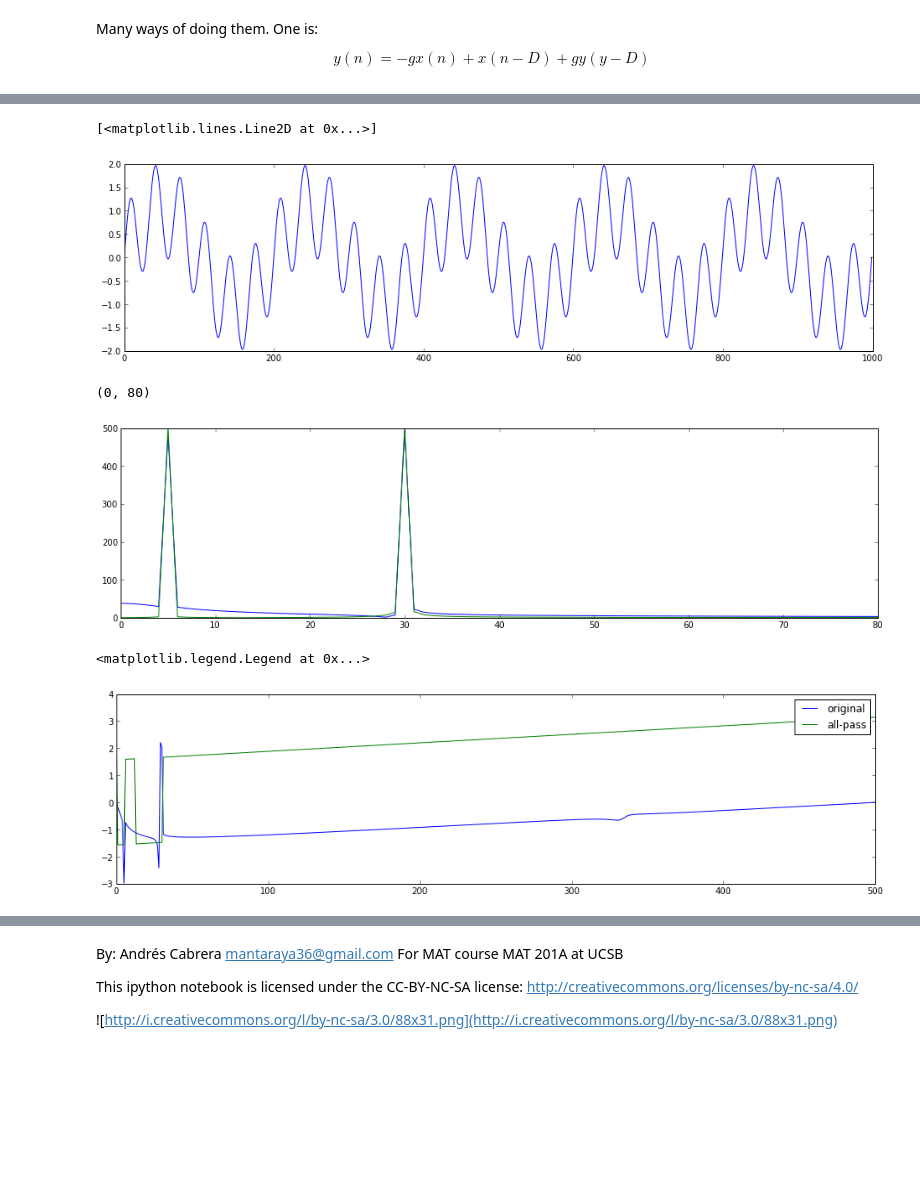
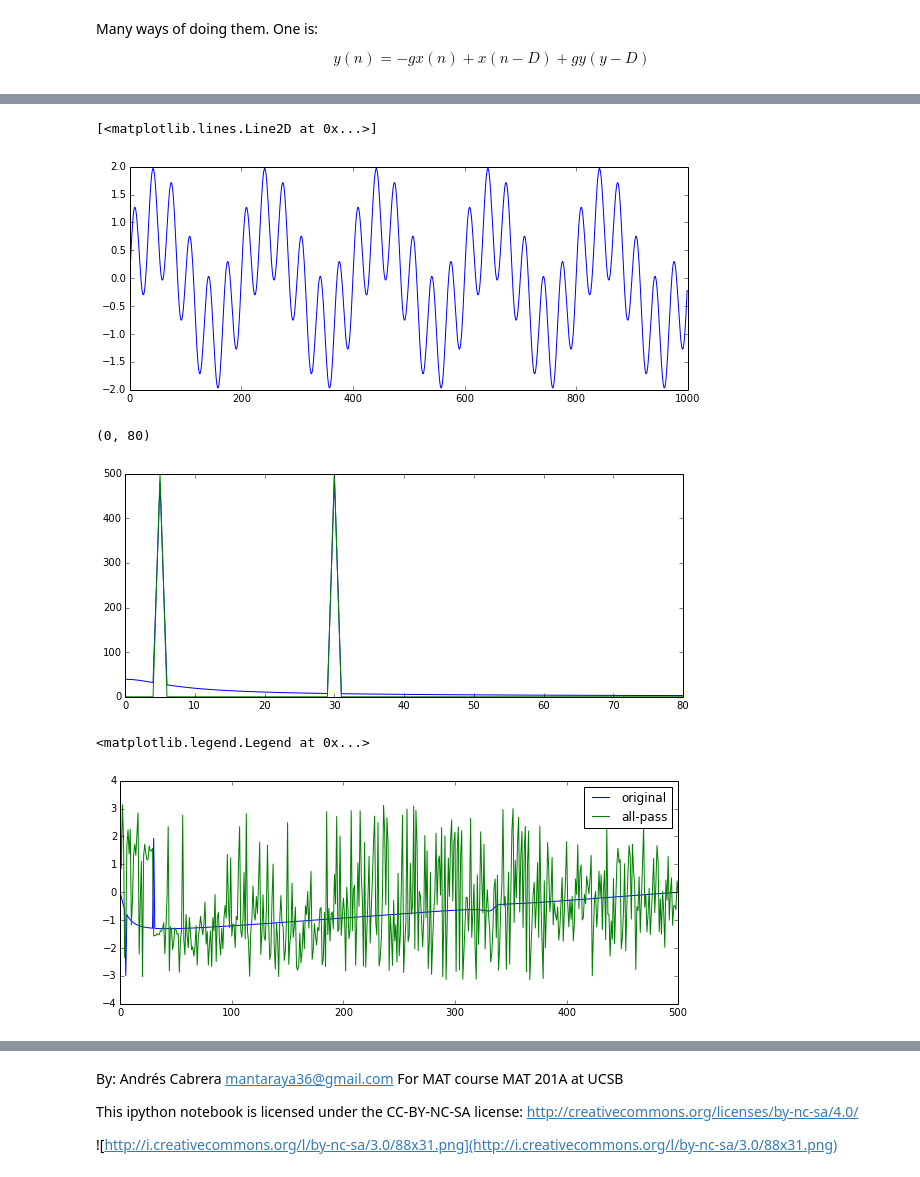
Before and after one commit to mantaraya36/201A-ipython, a Jupyter notebook: Audio Filters.ipynb, the cells around one changed output, grey strips where cells are left out. Saved outputs shown, nothing was run; the diff lists cells and outputs as text; code cells hidden in the pictures; blank space fills up the shorter version.

```diff
--- a/Audio Filters.ipynb
+++ b/Audio Filters.ipynb
@@ -650,9 +669,9 @@ ylabel('angle')
 # %%
-sig = sin(linspace(0, 2*pi*5, 1000)) + sin(linspace(0, 2*pi*30, 1000))
+sig = sin(linspace(0, 2*pi*5, 1000, endpoint=False)) + sin(linspace(0, 2*pi*30, 1000, endpoint=False))
 plot(sig)
 # %% [output]
 [<matplotlib.lines.Line2D at 0x...>]
-[figure, old version]
+[figure, new version]
 # %%
 from scipy.signal import lfilter
 f = lfilter(b, a, sig)
@@ -661,7 +680,7 @@ plot(abs(rfft(sig)))
 xlim((0,80))
 # %% [output]
 (0, 80)
-[figure, old version]
+[figure, new version]
 # %%
 plot(angle(rfft(f)))
 plot(angle(rfft(sig)))
@@ -669,4 +688,4 @@ plot(angle(rfft(sig)))
 legend(['original', 'all-pass'])
 # %% [output]
 <matplotlib.legend.Legend at 0x...>
-[figure, old version]
+[figure, new version]
```
Also changed, not shown: parts of 49 cells of this notebook, 1 other file.
